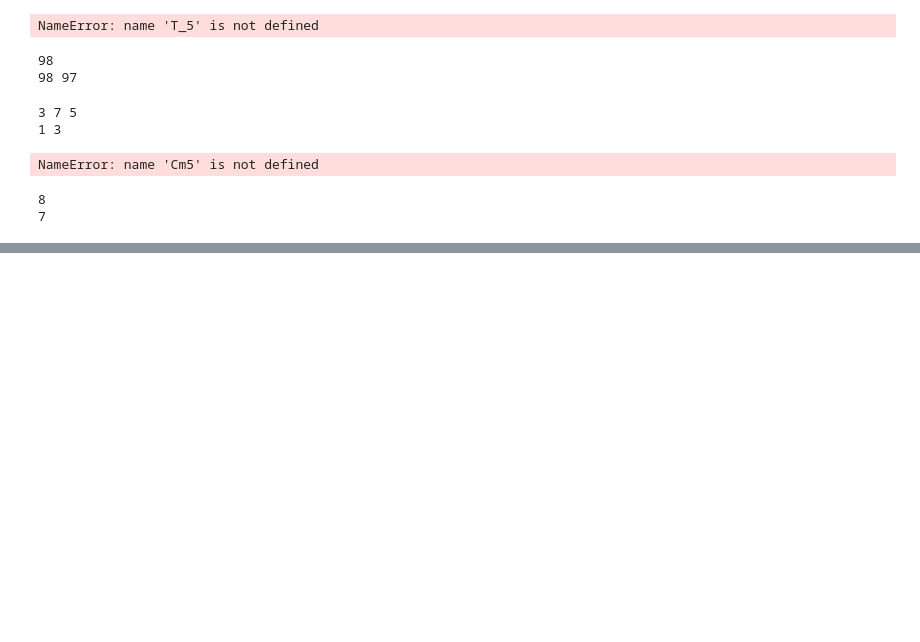
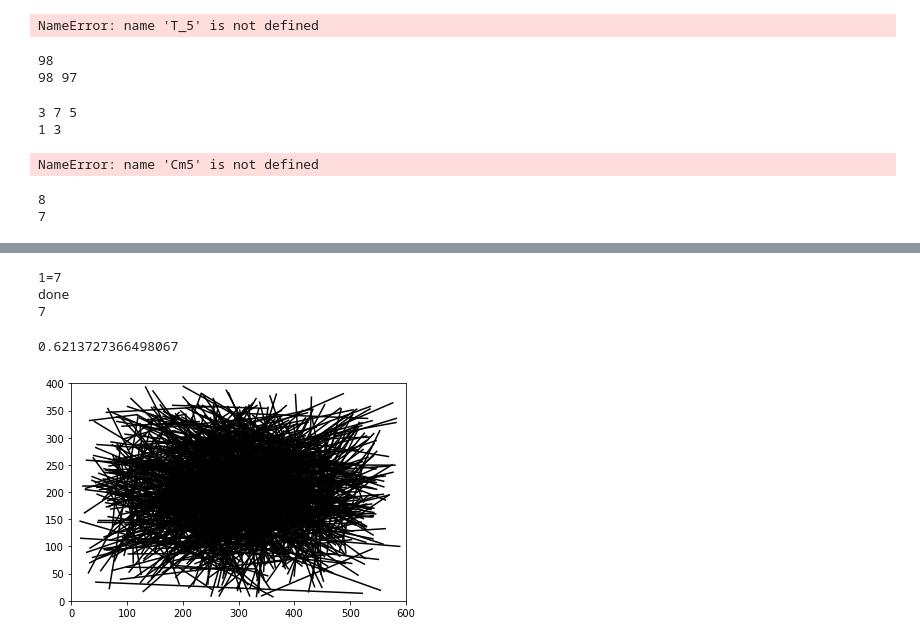
Before and after one commit to DrGyrr/TA-Turbine-Design-13118082, a Jupyter notebook: sandbox.ipynb, the cells around one changed output, grey strips where cells are left out. Drawn from its saved outputs; the diff is of its cells as text; code cells hidden in the pictures; blank space fills up the shorter version.

```diff
--- a/sandbox.ipynb
+++ b/sandbox.ipynb
@@ -119,0 +318,8 @@ print(dumlist[1])
+# %%
+dumdict = {
+    'akey' : ['abc','acb'],
+    'bkey' : ['bcd','bdc']
+}
+
+for i in dumdict:
+    print(i,dumdict[i])
@@ -119,0 +342,64 @@ print(dumlist[1])
+# %%
+def dumfun(a:int,b:str):
+    b=1
+    for i in range(1,a):
+        b=b**i
+    print(f"{b}={a} ")
+    print('done')
+    return a
+c=dumfun(7,'foo')
+d='donee'
+print(c)
+# %% [output]
+1=7
+done
+7
+# %%
+def lengthunitconverter(unitfrom:str,unitto:str,value):
+
+    ''' conversion ratios of units to m '''
+    conratdict={
+        'm'         : 1,
+        'km'        : 1000,
+        'mi'        : 1609.34,
+        'Angstrom'  : 1e-10,
+        'inch'      : 0.0254,
+        'nm'        : 1e-9,
+        'micrometer': 1e-6
+    }
+
+    return conratdict[unitfrom]/conratdict[unitto] * value
+
+lengthunitconverter('km','mi',1)
+# %% [output]
+0.6213727366498067
+# %%
+import matplotlib
+import matplotlib.pyplot as plt
+import random
+
+
+s = (600,400)
+N = 1000
+
+segs = []
+colors = []
+my_cmap = plt.get_cmap('jet')
+for i in range(N):
+    x1 = random.triangular() * s[0]
+    y1 = random.triangular() * s[1]
+    x2 = random.triangular() * s[0]
+    y2 = random.triangular() * s[1]
+    c  = random.triangular()
+    colors.append(my_cmap(c))
+    segs.append(((x1, y1), (x2, y2)))
+
+ln_coll = matplotlib.collections.LineCollection(segs, colors='black')
+
+ax = plt.gca()
+ax.add_collection(ln_coll)
+ax.set_xlim(0, 600)
+ax.set_ylim(0, 400)
+plt.draw()
+# %% [output]
+[figure, added]
```
Also changed, not shown: parts of 22 cells of this notebook, 19 other files.
